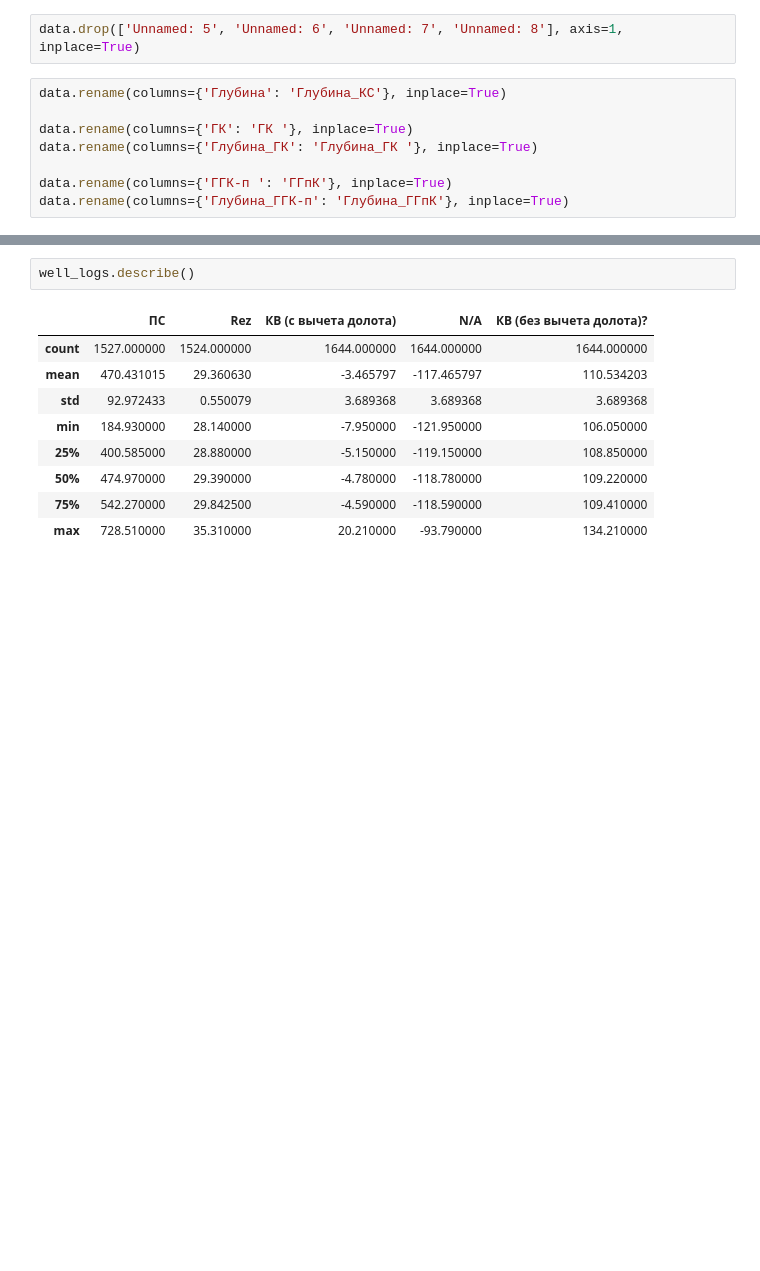
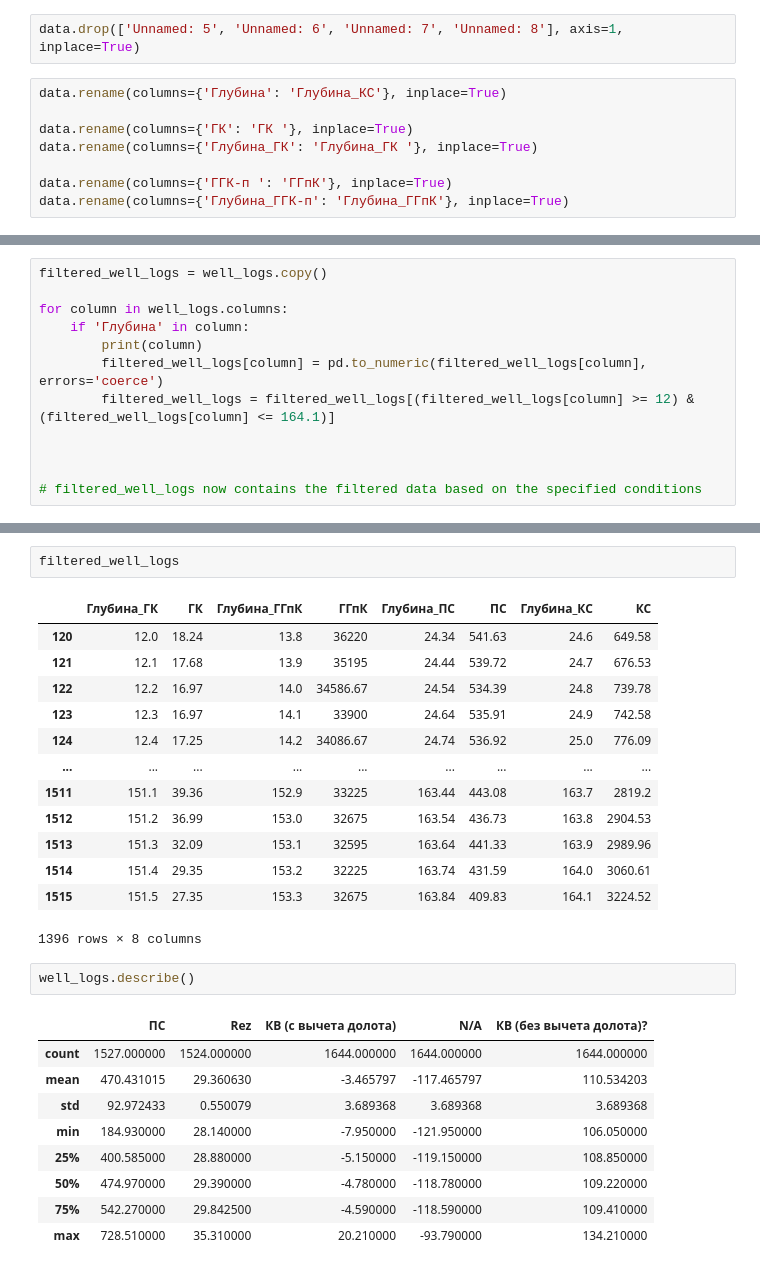
Before and after one commit to MariiaKalinina/R, a Jupyter notebook: Rosatom_new_version.ipynb, the cells around one changed output, grey strips where cells are left out. Saved outputs shown, nothing was run; the diff lists cells and outputs as text; blank space fills up the shorter version.

```diff
--- a/Rosatom_new_version.ipynb
+++ b/Rosatom_new_version.ipynb
@@ -122,0 +143,12 @@ thermal_logs = data[['Sample ID', 'Top Depth', 'TC initial', 'Offset', 'Depth_TC
+# %%
+filtered_well_logs = well_logs.copy()
+
+for column in well_logs.columns:
+    if 'Глубина' in column:
+        print(column)
+        filtered_well_logs[column] = pd.to_numeric(filtered_well_logs[column], errors='coerce')
+        filtered_well_logs = filtered_well_logs[(filtered_well_logs[column] >= 12) & (filtered_well_logs[column] <= 164.1)]
+
+
+
+# filtered_well_logs now contains the filtered data based on the specified conditions
@@ -123,3 +164,19 @@ thermal_logs = data[['Sample ID', 'Top Depth', 'TC initial', 'Offset', 'Depth_TC
+# %%
+filtered_well_logs
+# %% [output]
+|  | Глубина_ГК | ГК | Глубина_ГГпК | ГГпК | Глубина_ПС | ПС | Глубина_КС | КС |
+| 120 | 12.0 | 18.24 | 13.8 | 36220 | 24.34 | 541.63 | 24.6 | 649.58 |
+| 121 | 12.1 | 17.68 | 13.9 | 35195 | 24.44 | 539.72 | 24.7 | 676.53 |
+| 122 | 12.2 | 16.97 | 14.0 | 34586.67 | 24.54 | 534.39 | 24.8 | 739.78 |
+| 123 | 12.3 | 16.97 | 14.1 | 33900 | 24.64 | 535.91 | 24.9 | 742.58 |
+| 124 | 12.4 | 17.25 | 14.2 | 34086.67 | 24.74 | 536.92 | 25.0 | 776.09 |
+| ... | ... | ... | ... | ... | ... | ... | ... | ... |
+| 1511 | 151.1 | 39.36 | 152.9 | 33225 | 163.44 | 443.08 | 163.7 | 2819.2 |
+| 1512 | 151.2 | 36.99 | 153.0 | 32675 | 163.54 | 436.73 | 163.8 | 2904.53 |
+| 1513 | 151.3 | 32.09 | 153.1 | 32595 | 163.64 | 441.33 | 163.9 | 2989.96 |
+| 1514 | 151.4 | 29.35 | 153.2 | 32225 | 163.74 | 431.59 | 164.0 | 3060.61 |
+| 1515 | 151.5 | 27.35 | 153.3 | 32675 | 163.84 | 409.83 | 164.1 | 3224.52 |
+1396 rows × 8 columns
 # %%
 well_logs.describe()
 # %% [output]
```
Also changed, not shown: parts of 4 cells of this notebook.
